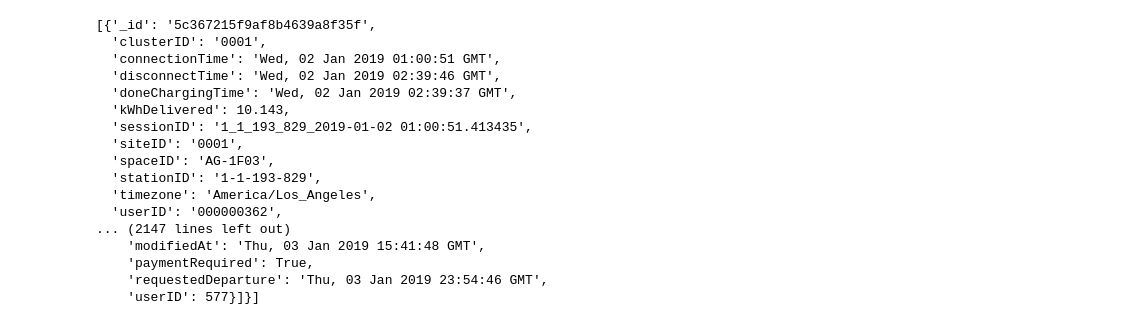
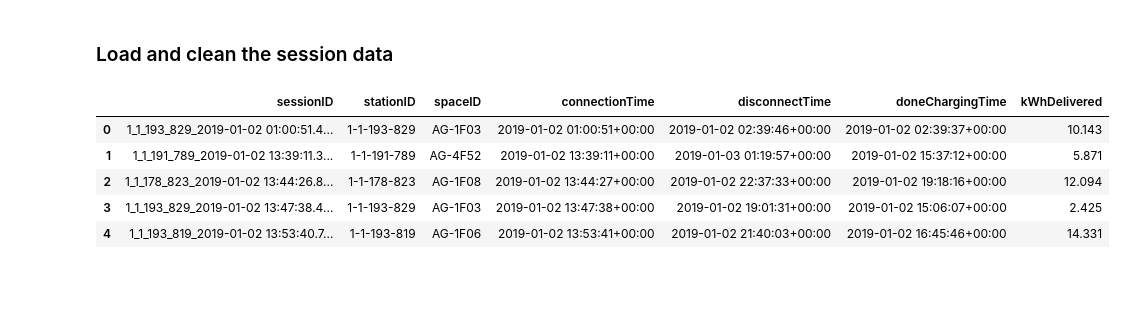
Before and after one commit to Patrickchenxi/EV-Project, a Jupyter notebook: notebooks/01_json_exploration.ipynb, the cells around one changed output. Drawn from its saved outputs; the diff is of its cells as text; code cells hidden in the pictures; blank space fills up the shorter version.

```diff
--- a/notebooks/01_json_exploration.ipynb
+++ b/notebooks/01_json_exploration.ipynb
@@ -1,27 +1,41 @@
+# %% [markdown]
+### Load and clean the session data
 # %%
 import json
 import pandas as pd
 import numpy as np
+from pathlib import Path
 
 with open("../data/acndata_sessions.json", "r") as f:
     data = json.load(f)
-data.keys()
-data['_items']
+
+sessions = pd.json_normalize(data["_items"])
+
+sessions = sessions[
+    [
+        "sessionID",
+        "stationID",
+        "spaceID",
+        "connectionTime",
+        "disconnectTime",
+        "doneChargingTime",
+        "kWhDelivered"
+    ]
+].copy()
+
+sessions["connectionTime"] = pd.to_datetime(sessions["connectionTime"], errors="coerce", utc=True)
+sessions["disconnectTime"] = pd.to_datetime(sessions["disconnectTime"], errors="coerce", utc=True)
+sessions["doneChargingTime"] = pd.to_datetime(sessions["doneChargingTime"], errors="coerce", utc=True)
+
+sessions = sessions.dropna(subset=["stationID", "connectionTime", "disconnectTime"])
+
+sessions = sessions[sessions["disconnectTime"] > sessions["connectionTime"]]
+
+sessions.head()
 # %% [output]
-[{'_id': '5c367215f9af8b4639a8f35f',
-  'clusterID': '0001',
-  'connectionTime': 'Wed, 02 Jan 2019 01:00:51 GMT',
-  'disconnectTime': 'Wed, 02 Jan 2019 02:39:46 GMT',
-  'doneChargingTime': 'Wed, 02 Jan 2019 02:39:37 GMT',
-  'kWhDelivered': 10.143,
-  'sessionID': '1_1_193_829_2019-01-02 01:00:51.413435',
-  'siteID': '0001',
-  'spaceID': 'AG-1F03',
-  'stationID': '1-1-193-829',
-  'timezone': 'America/Los_Angeles',
-  'userID': '000000362',
-... (2147 lines left out)
-    'modifiedAt': 'Thu, 03 Jan 2019 15:41:48 GMT',
-    'paymentRequired': True,
-    'requestedDeparture': 'Thu, 03 Jan 2019 23:54:46 GMT',
-    'userID': 577}]}]
+|  | sessionID | stationID | spaceID | connectionTime | disconnectTime | doneChargingTime | kWhDelivered |
+| 0 | 1_1_193_829_2019-01-02 01:00:51.4... | 1-1-193-829 | AG-1F03 | 2019-01-02 01:00:51+00:00 | 2019-01-02 02:39:46+00:00 | 2019-01-02 02:39:37+00:00 | 10.143 |
+| 1 | 1_1_191_789_2019-01-02 13:39:11.3... | 1-1-191-789 | AG-4F52 | 2019-01-02 13:39:11+00:00 | 2019-01-03 01:19:57+00:00 | 2019-01-02 15:37:12+00:00 | 5.871 |
+| 2 | 1_1_178_823_2019-01-02 13:44:26.8... | 1-1-178-823 | AG-1F08 | 2019-01-02 13:44:27+00:00 | 2019-01-02 22:37:33+00:00 | 2019-01-02 19:18:16+00:00 | 12.094 |
+| 3 | 1_1_193_829_2019-01-02 13:47:38.4... | 1-1-193-829 | AG-1F03 | 2019-01-02 13:47:38+00:00 | 2019-01-02 19:01:31+00:00 | 2019-01-02 15:06:07+00:00 | 2.425 |
+| 4 | 1_1_193_819_2019-01-02 13:53:40.7... | 1-1-193-819 | AG-1F06 | 2019-01-02 13:53:41+00:00 | 2019-01-02 21:40:03+00:00 | 2019-01-02 16:45:46+00:00 | 14.331 |
```
Also changed, not shown: parts of 13 cells of this notebook.
